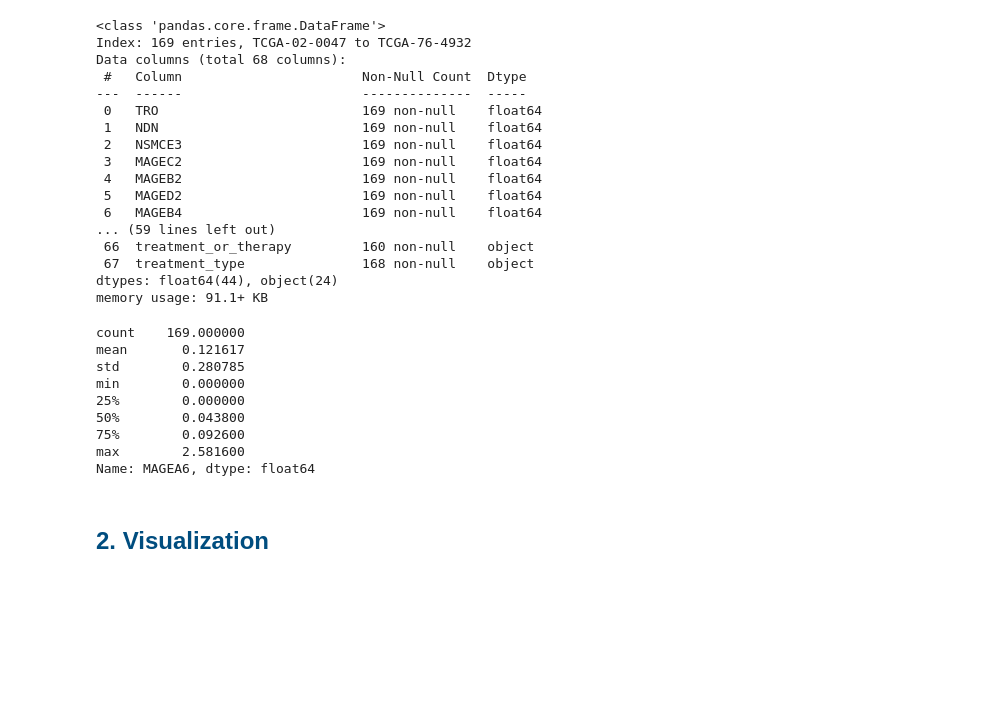
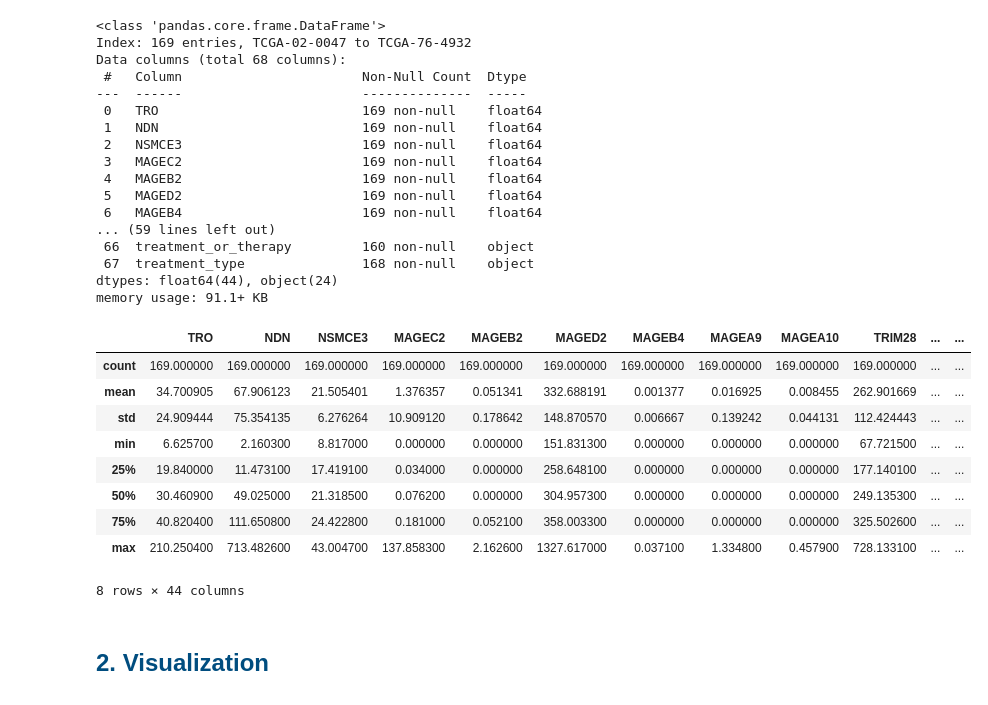
Before and after one commit to jidiaz/TCGA-TTU, a Jupyter notebook: TC3R/Output/TCGA.ipynb, the cells around one changed output. Cells and saved outputs as stored; diff of their text form; code cells hidden in the pictures; blank space fills up the shorter version.

```diff
--- a/TC3R/Output/TCGA.ipynb
+++ b/TC3R/Output/TCGA.ipynb
@@ -95,17 +95,18 @@ Data columns (total 68 columns):
 dtypes: float64(44), object(24)
 memory usage: 91.1+ KB
 # %%
-df['MAGEA6'].describe()
+df.describe()
 # %% [output]
+|  | TRO | NDN | NSMCE3 | MAGEC2 | MAGEB2 | MAGED2 | MAGEB4 | MAGEA9 | MAGEA10 | TRIM28 | ... | ... |
+| count | 169.000000 | 169.000000 | 169.000000 | 169.000000 | 169.000000 | 169.000000 | 169.000000 | 169.000000 | 169.000000 | 169.000000 | ... | ... |
+| mean | 34.700905 | 67.906123 | 21.505401 | 1.376357 | 0.051341 | 332.688191 | 0.001377 | 0.016925 | 0.008455 | 262.901669 | ... | ... |
+| std | 24.909444 | 75.354135 | 6.276264 | 10.909120 | 0.178642 | 148.870570 | 0.006667 | 0.139242 | 0.044131 | 112.424443 | ... | ... |
+| min | 6.625700 | 2.160300 | 8.817000 | 0.000000 | 0.000000 | 151.831300 | 0.000000 | 0.000000 | 0.000000 | 67.721500 | ... | ... |
+| 25% | 19.840000 | 11.473100 | 17.419100 | 0.034000 | 0.000000 | 258.648100 | 0.000000 | 0.000000 | 0.000000 | 177.140100 | ... | ... |
+| 50% | 30.460900 | 49.025000 | 21.318500 | 0.076200 | 0.000000 | 304.957300 | 0.000000 | 0.000000 | 0.000000 | 249.135300 | ... | ... |
+| 75% | 40.820400 | 111.650800 | 24.422800 | 0.181000 | 0.052100 | 358.003300 | 0.000000 | 0.000000 | 0.000000 | 325.502600 | ... | ... |
+| max | 210.250400 | 713.482600 | 43.004700 | 137.858300 | 2.162600 | 1327.617000 | 0.037100 | 1.334800 | 0.457900 | 728.133100 | ... | ... |
-count    169.000000
-mean       0.121617
-std        0.280785
-min        0.000000
-25%        0.000000
-50%        0.043800
-75%        0.092600
-max        2.581600
-Name: MAGEA6, dtype: float64
+8 rows × 44 columns
 # %% [markdown]
 <h1><font color="#004D7F" size=5>2. Visualization</font></h1>
 # %% [markdown]
```
Also changed, not shown: parts of 23 cells of this notebook, 1 other file.
